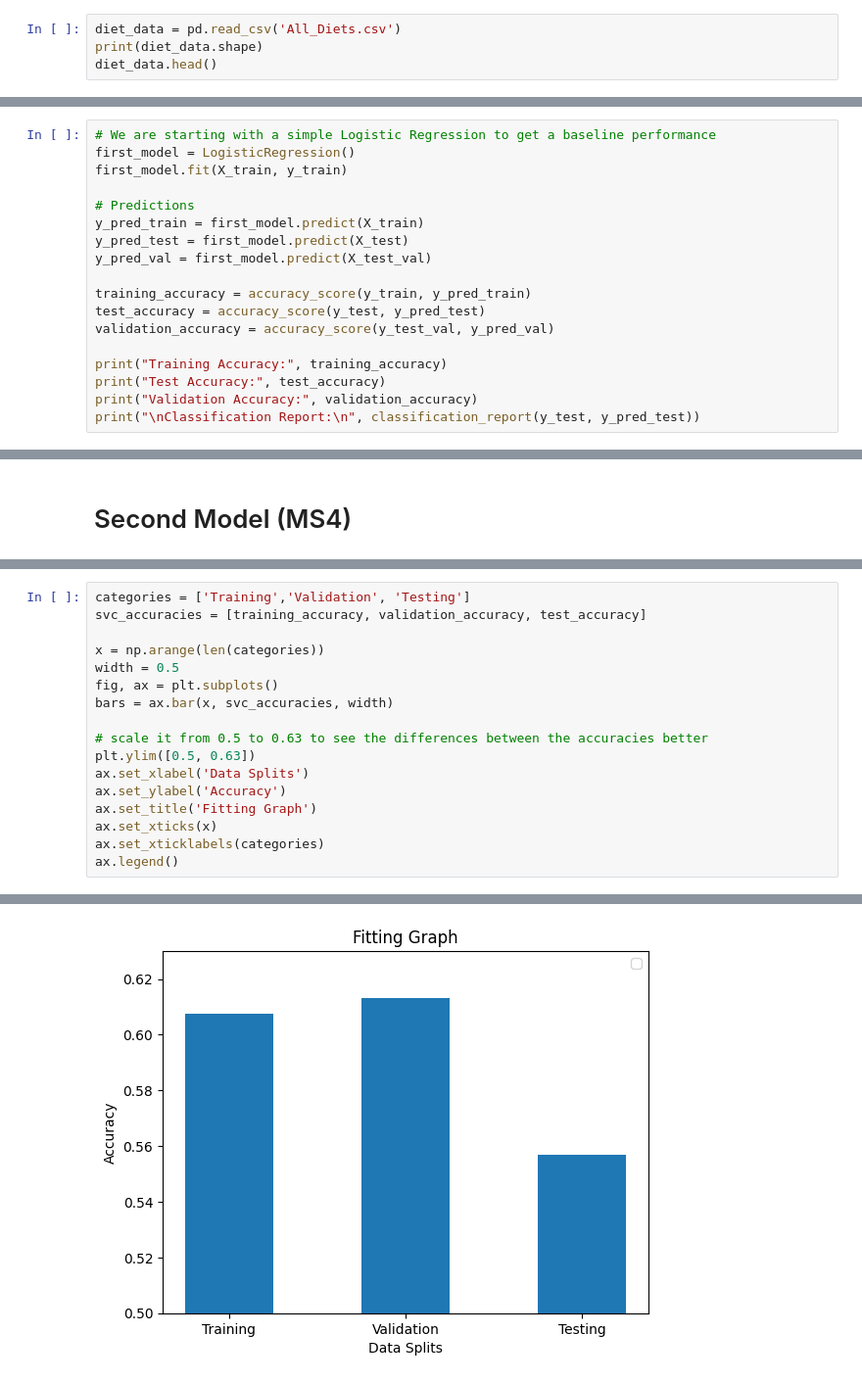
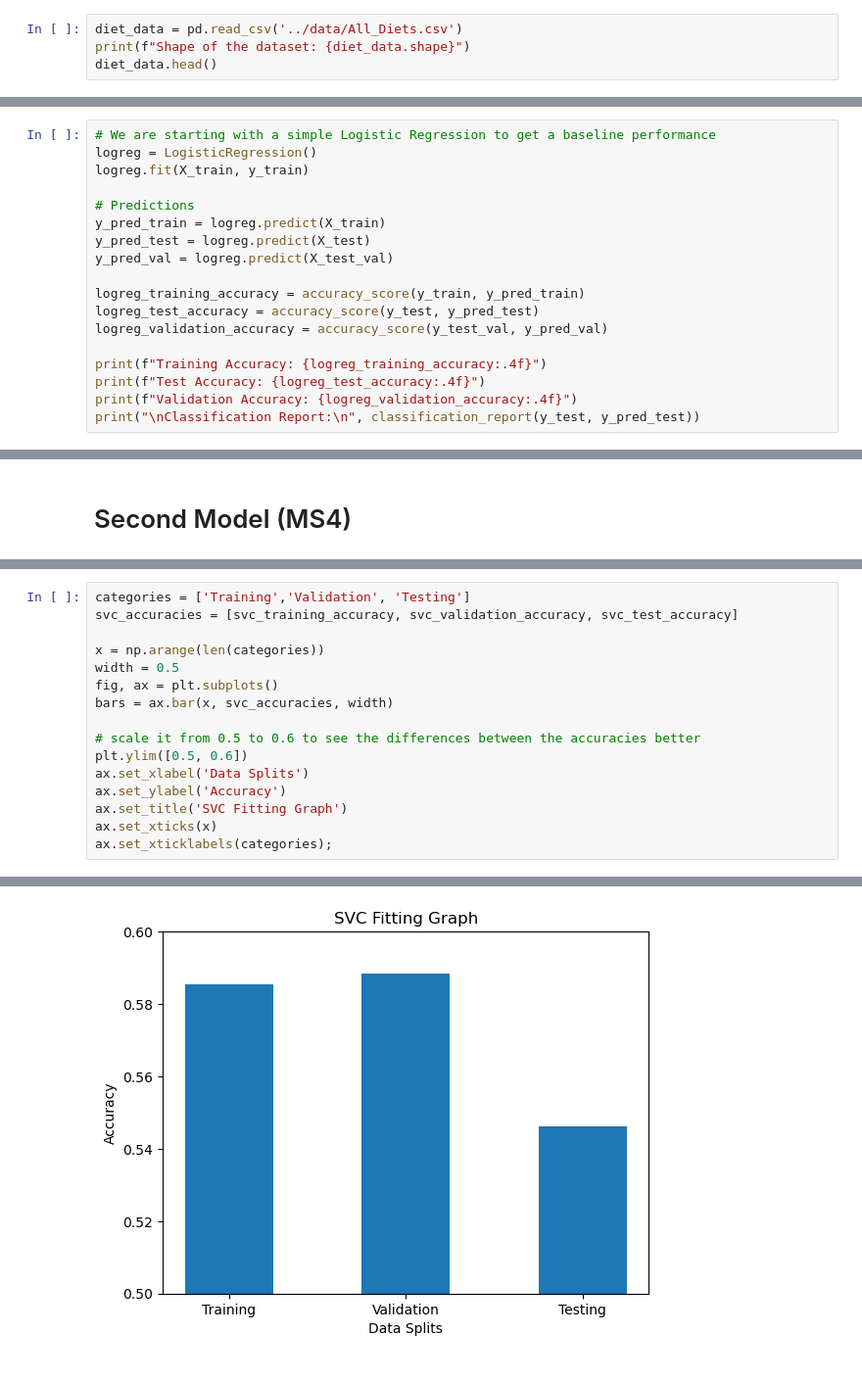
Before and after one commit to DaikonPlays/UCSD-CSE-151A-Project, a Jupyter notebook: src/diet_classifer.ipynb, the cells around one changed output, grey strips where cells are left out. Shown at 98% size. Drawn from its saved outputs; the diff is of its cells as text.

Commit message:
organize cells and produce fitting graph for each model

```diff
--- a/src/diet_classifer.ipynb
+++ b/src/diet_classifer.ipynb
@@ -18,7 +18,7 @@ warnings.filterwarnings('ignore')
 # %% [markdown]
 ## Import dataset
 # %%
-diet_data = pd.read_csv('All_Diets.csv')
-print(diet_data.shape)
+diet_data = pd.read_csv('../data/All_Diets.csv')
+print(f"Shape of the dataset: {diet_data.shape}")
 diet_data.head()
 # %% [output]
@@ -191,20 +191,20 @@ X_test_val = scaler.transform(X_test_val)
 ### Training Our First Model
 # %%
 # We are starting with a simple Logistic Regression to get a baseline performance
-first_model = LogisticRegression()
-first_model.fit(X_train, y_train)
+logreg = LogisticRegression()
+logreg.fit(X_train, y_train)
 
 # Predictions
-y_pred_train = first_model.predict(X_train)
-y_pred_test = first_model.predict(X_test)
-y_pred_val = first_model.predict(X_test_val)
+y_pred_train = logreg.predict(X_train)
+y_pred_test = logreg.predict(X_test)
+y_pred_val = logreg.predict(X_test_val)
 
-training_accuracy = accuracy_score(y_train, y_pred_train)
-test_accuracy = accuracy_score(y_test, y_pred_test)
-validation_accuracy = accuracy_score(y_test_val, y_pred_val)
+logreg_training_accuracy = accuracy_score(y_train, y_pred_train)
+logreg_test_accuracy = accuracy_score(y_test, y_pred_test)
+logreg_validation_accuracy = accuracy_score(y_test_val, y_pred_val)
 
-print("Training Accuracy:", training_accuracy)
-print("Test Accuracy:", test_accuracy)
-print("Validation Accuracy:", validation_accuracy)
+print(f"Training Accuracy: {logreg_training_accuracy:.4f}")
+print(f"Test Accuracy: {logreg_test_accuracy:.4f}")
+print(f"Validation Accuracy: {logreg_validation_accuracy:.4f}")
 print("\nClassification Report:\n", classification_report(y_test, y_pred_test))
 # %% [output]
@@ -352,18 +317,17 @@ weighted avg       0.53      0.54      0.53      1562
 # %%
 categories = ['Training','Validation', 'Testing']
-svc_accuracies = [training_accuracy, validation_accuracy, test_accuracy]
+svc_accuracies = [svc_training_accuracy, svc_validation_accuracy, svc_test_accuracy]
 
 x = np.arange(len(categories))
 width = 0.5
 fig, ax = plt.subplots()
 bars = ax.bar(x, svc_accuracies, width)
 
-# scale it from 0.5 to 0.63 to see the differences between the accuracies better
-plt.ylim([0.5, 0.63])
+# scale it from 0.5 to 0.6 to see the differences between the accuracies better
+plt.ylim([0.5, 0.6])
 ax.set_xlabel('Data Splits')
 ax.set_ylabel('Accuracy')
-ax.set_title('Fitting Graph')
+ax.set_title('SVC Fitting Graph')
 ax.set_xticks(x)
-ax.set_xticklabels(categories)
-ax.legend()
+ax.set_xticklabels(categories);
 # %% [output]
@@ -372,4 +334,4 @@ WARNING:matplotlib.legend:No artists with labels found to put in legend.  Note t
-[figure, old version]
+[figure, new version]
 # %%
 class_label = encoder.inverse_transform(np.unique(y_test))
 svc_confusion = confusion_matrix(y_test, y_pred_test, labels= np.unique(y_test))
```
Also changed, not shown: parts of 16 cells of this notebook.
